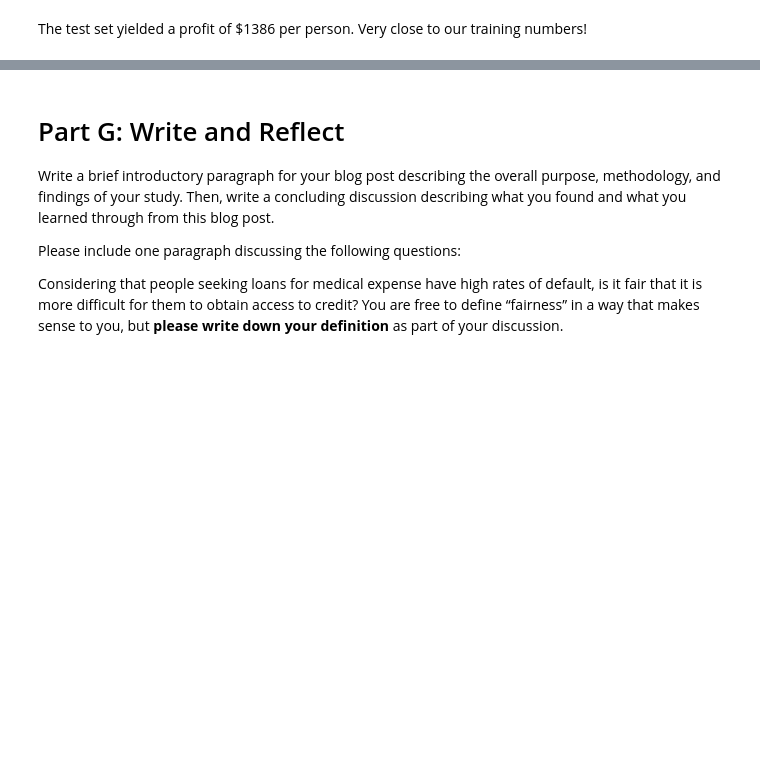
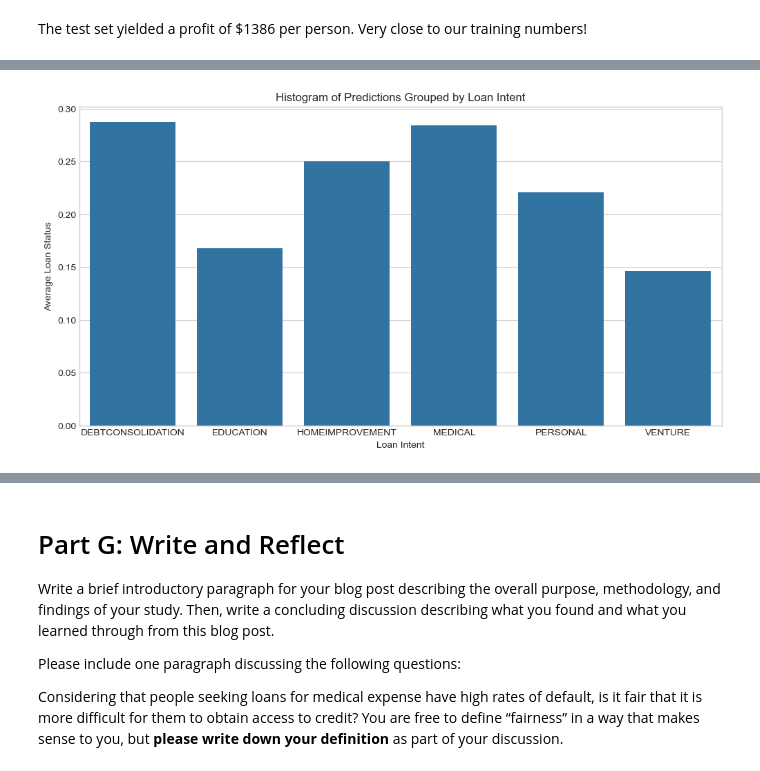
Before and after one commit to charliemoore00/charliemoore00.github.io, a Jupyter notebook: posts/whose-costs/index.ipynb, the cells around one changed output, grey strips where cells are left out. Cells and saved outputs as stored; diff of their text form; code cells hidden in the pictures; blank space fills up the shorter version.

```diff
--- a/posts/whose-costs/index.ipynb
+++ b/posts/whose-costs/index.ipynb
@@ -368,0 +431,11 @@ Now let's evaluate the model from the perspective of the prospective borrowers.
+# %%
+actual_means = intent.groupby('loan_intent')['loan_status'].mean().reset_index()
+
+plt.figure(figsize=(12, 6))
+sns.barplot(x='loan_intent', y='loan_status', data=actual_means)
+plt.title('Histogram of Predictions Grouped by Loan Intent')
+plt.xlabel('Loan Intent')
+plt.ylabel('Average Loan Status')
+plt.show()
+# %% [output]
+[figure, added]
```
Also changed, not shown: parts of 13 cells of this notebook, 13 other files.
